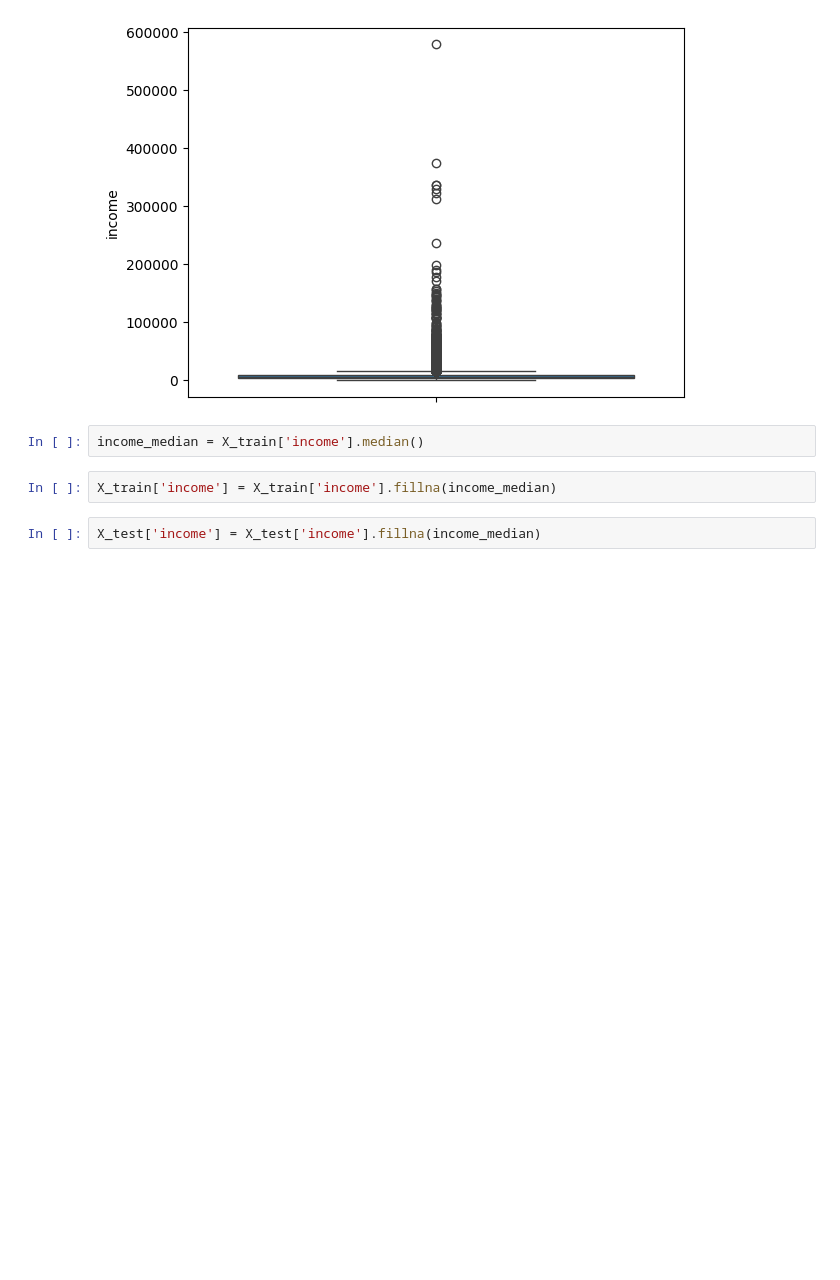
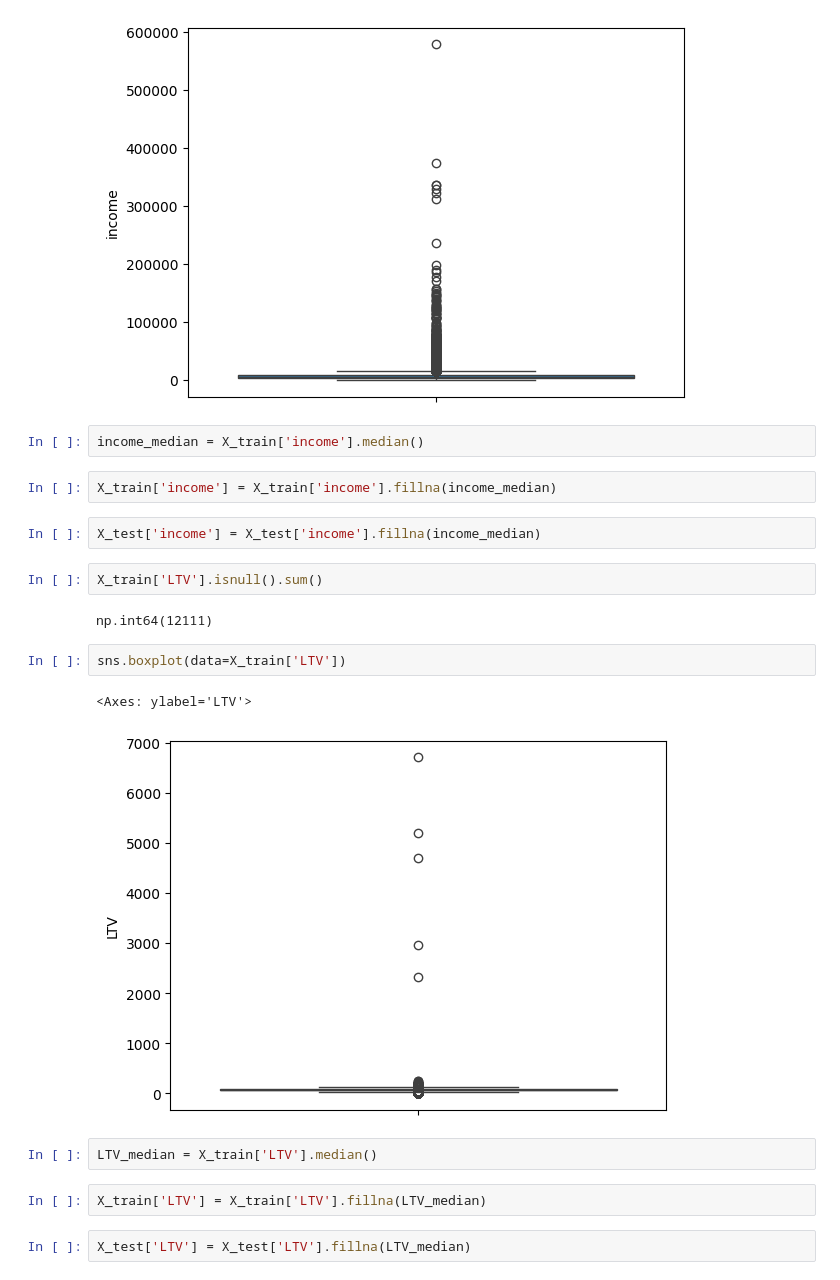
Before and after one commit to YASH280626/loan-default-prediction, a Jupyter notebook: analysis.ipynb, the cells around one changed output. Drawn from its saved outputs; the diff is of its cells as text; blank space fills up the shorter version.

```diff
--- a/analysis.ipynb
+++ b/analysis.ipynb
@@ -1198,3 +1198,18 @@ income_median = X_train['income'].median()
 X_train['income'] = X_train['income'].fillna(income_median)
 # %%
 X_test['income'] = X_test['income'].fillna(income_median)
+# %%
+X_train['LTV'].isnull().sum()
+# %% [output]
+np.int64(12111)
+# %%
+sns.boxplot(data=X_train['LTV'])
+# %% [output]
+<Axes: ylabel='LTV'>
+[figure, added]
+# %%
+LTV_median = X_train['LTV'].median()
+# %%
+X_train['LTV'] = X_train['LTV'].fillna(LTV_median)
+# %%
+X_test['LTV'] = X_test['LTV'].fillna(LTV_median)
```
